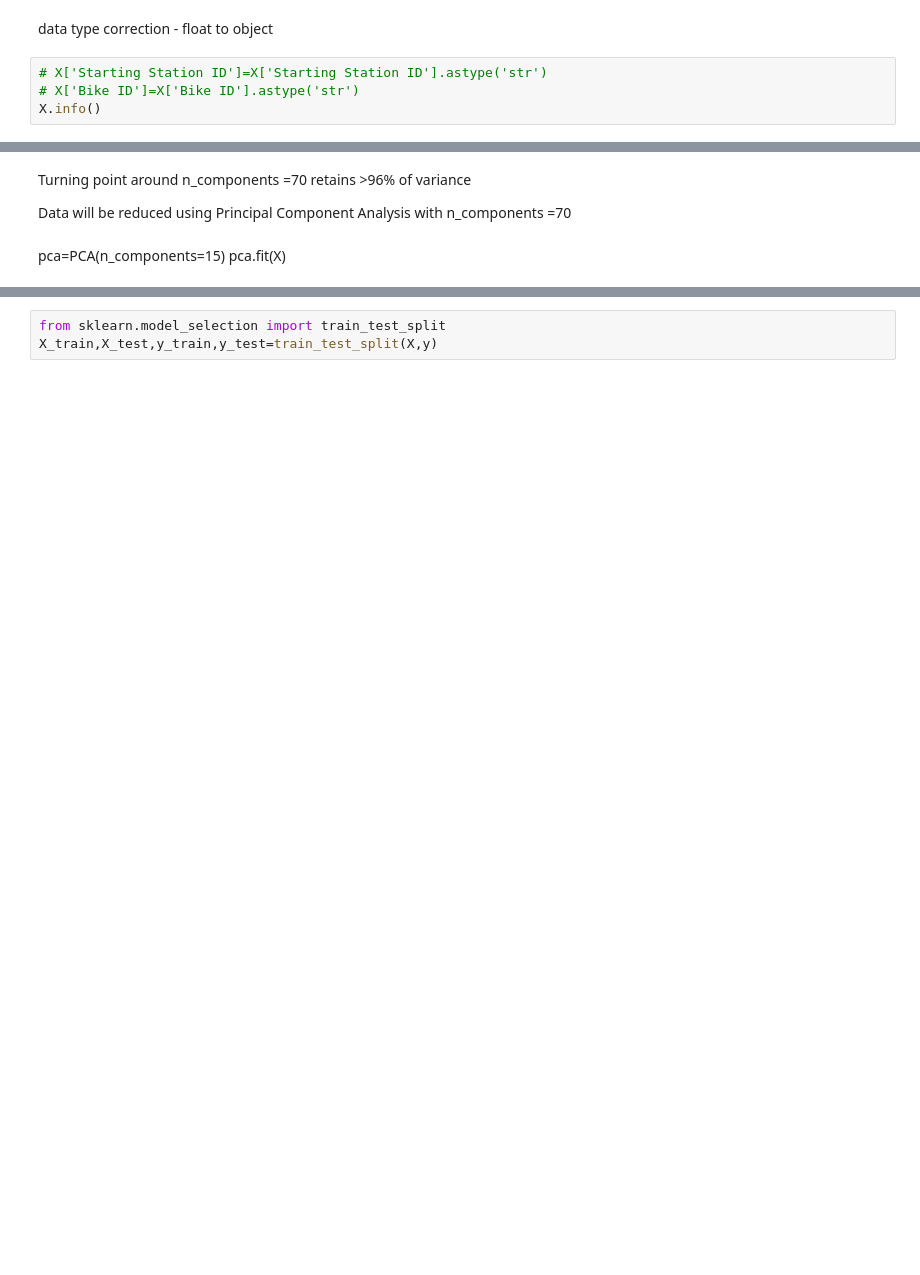
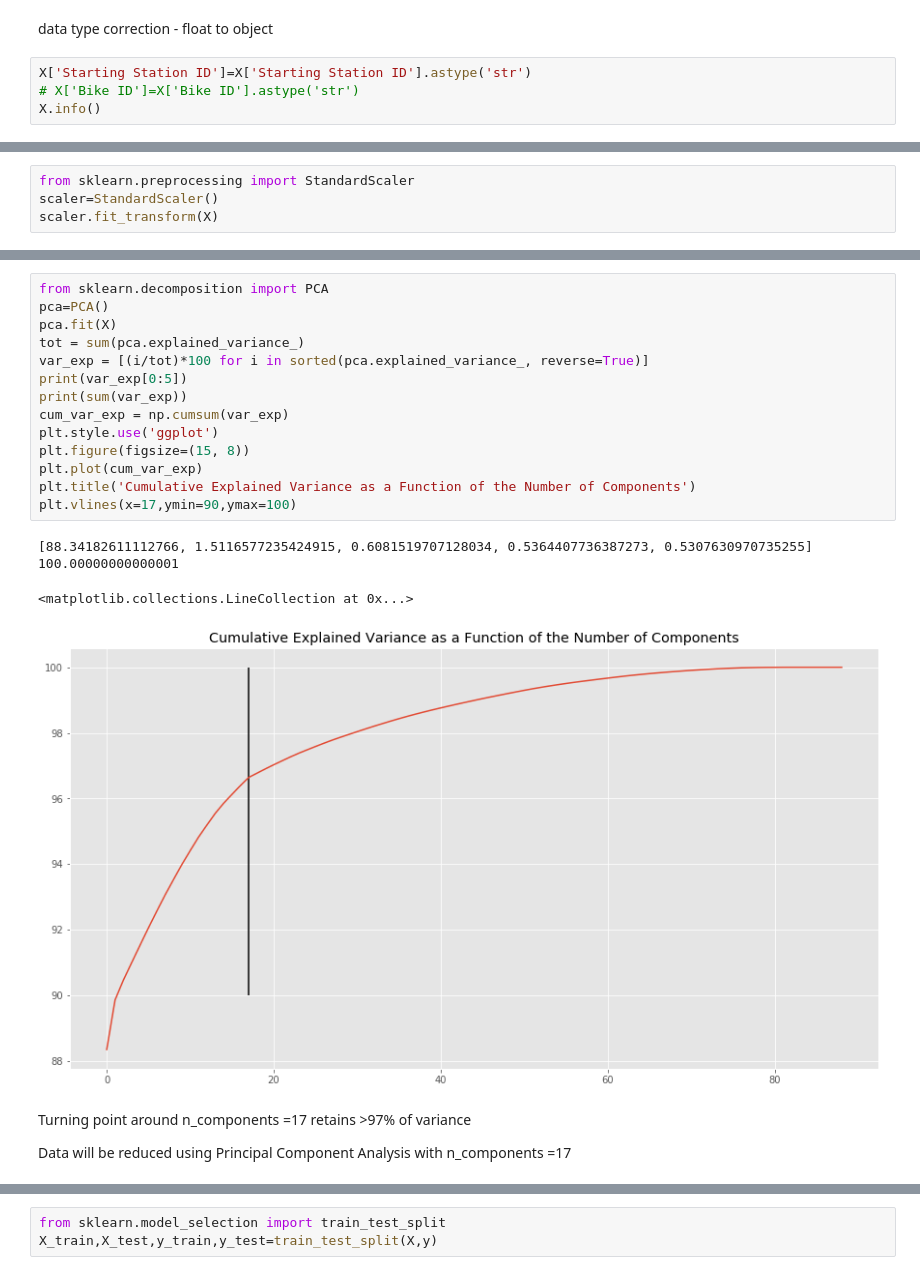
Before and after one commit to ktzioumis/LA-Bike-Share, a Jupyter notebook: student.ipynb, the cells around one changed output, grey strips where cells are left out. Drawn from its saved outputs; the diff is of its cells as text; blank space fills up the shorter version.

```diff
--- a/student.ipynb
+++ b/student.ipynb
@@ -670,7 +670,7 @@ y.hist()
 # %% [markdown]
 data type correction - float to object
 # %%
-# X['Starting Station ID']=X['Starting Station ID'].astype('str')
+X['Starting Station ID']=X['Starting Station ID'].astype('str')
 # X['Bike ID']=X['Bike ID'].astype('str')
 X.info()
 # %% [output]
@@ -712,0 +700,4 @@ plt.vlines(x=15,ymin=90,ymax=100)
+# %%
+from sklearn.preprocessing import StandardScaler
+scaler=StandardScaler()
+scaler.fit_transform(X)
@@ -713,7 +718,23 @@ plt.vlines(x=15,ymin=90,ymax=100)
+# %%
+from sklearn.decomposition import PCA
+pca=PCA()
+pca.fit(X)
+tot = sum(pca.explained_variance_)
+var_exp = [(i/tot)*100 for i in sorted(pca.explained_variance_, reverse=True)]
+print(var_exp[0:5])
+print(sum(var_exp))
+cum_var_exp = np.cumsum(var_exp)
+plt.style.use('ggplot')
+plt.figure(figsize=(15, 8))
+plt.plot(cum_var_exp)
+plt.title('Cumulative Explained Variance as a Function of the Number of Components')
+plt.vlines(x=17,ymin=90,ymax=100)
+# %% [output]
+[88.34182611112766, 1.5116577235424915, 0.6081519707128034, 0.5364407736387273, 0.5307630970735255]
+100.00000000000001
+<matplotlib.collections.LineCollection at 0x...>
+[figure, added]
 # %% [markdown]
-Turning point around n_components =70 retains >96% of variance
+Turning point around n_components =17 retains >97% of variance
 
-Data will be reduced using Principal Component Analysis with n_components =70
+Data will be reduced using Principal Component Analysis with n_components =17
-# %% [markdown]
-pca=PCA(n_components=15)
-pca.fit(X)
```
Also changed, not shown: parts of 40 cells of this notebook.
